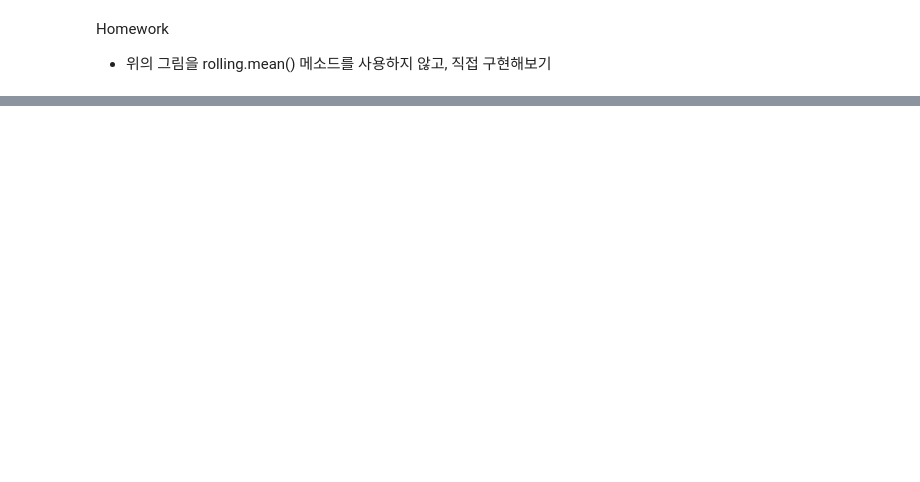
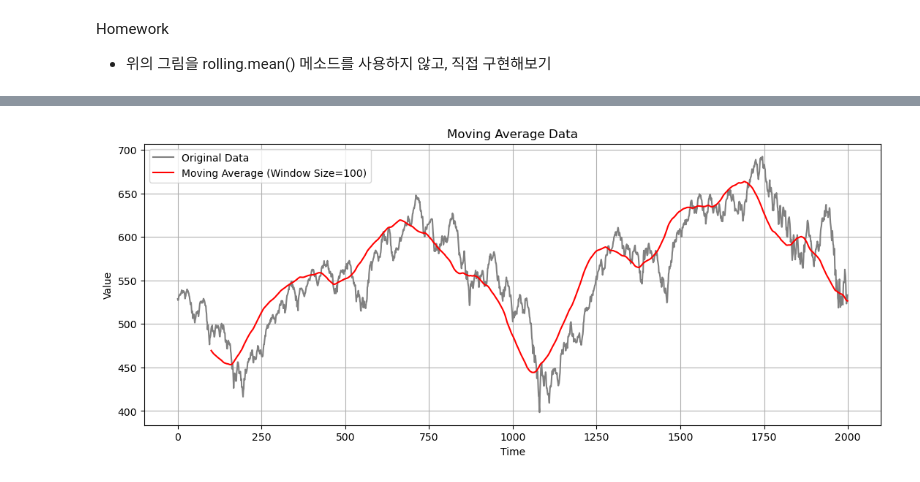
Before and after one commit to yeseuly/Python-palette, a Jupyter notebook: homework/hw5/submit/hw5_yeseuly.ipynb, the cells around one changed output, grey strips where cells are left out. Saved outputs shown, nothing was run; the diff lists cells and outputs as text; code cells hidden in the pictures; blank space fills up the shorter version.

```diff
--- a/homework/hw5/submit/hw5_yeseuly.ipynb
+++ b/homework/hw5/submit/hw5_yeseuly.ipynb
@@ -373,0 +387,12 @@ Homework
+# %%
+# 시각화
+plt.figure(figsize=(13,5))
+plt.plot(series[0:2000], label='Original Data', color='gray')
+plt.plot(np.arange(100, 2000, 1), moving_average[100:2000], label=f'Moving Average (Window Size={window_size})', color='red')
+plt.legend(loc='upper left')
+plt.title('Moving Average Data')
+plt.xlabel('Time')
+plt.ylabel('Value')
+plt.grid()
+# %% [output]
+[figure, added]
```
Also changed, not shown: parts of 14 cells of this notebook, 2 other files.
